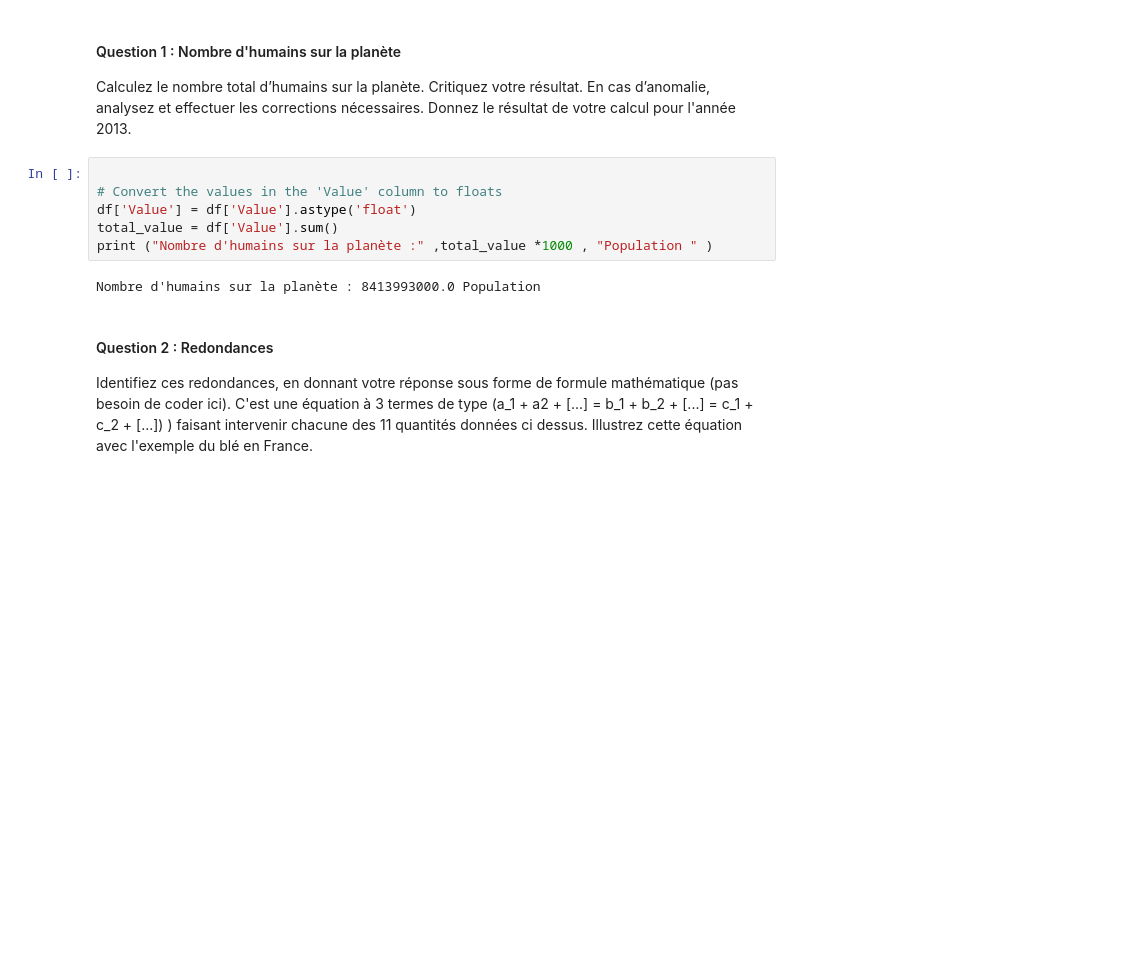
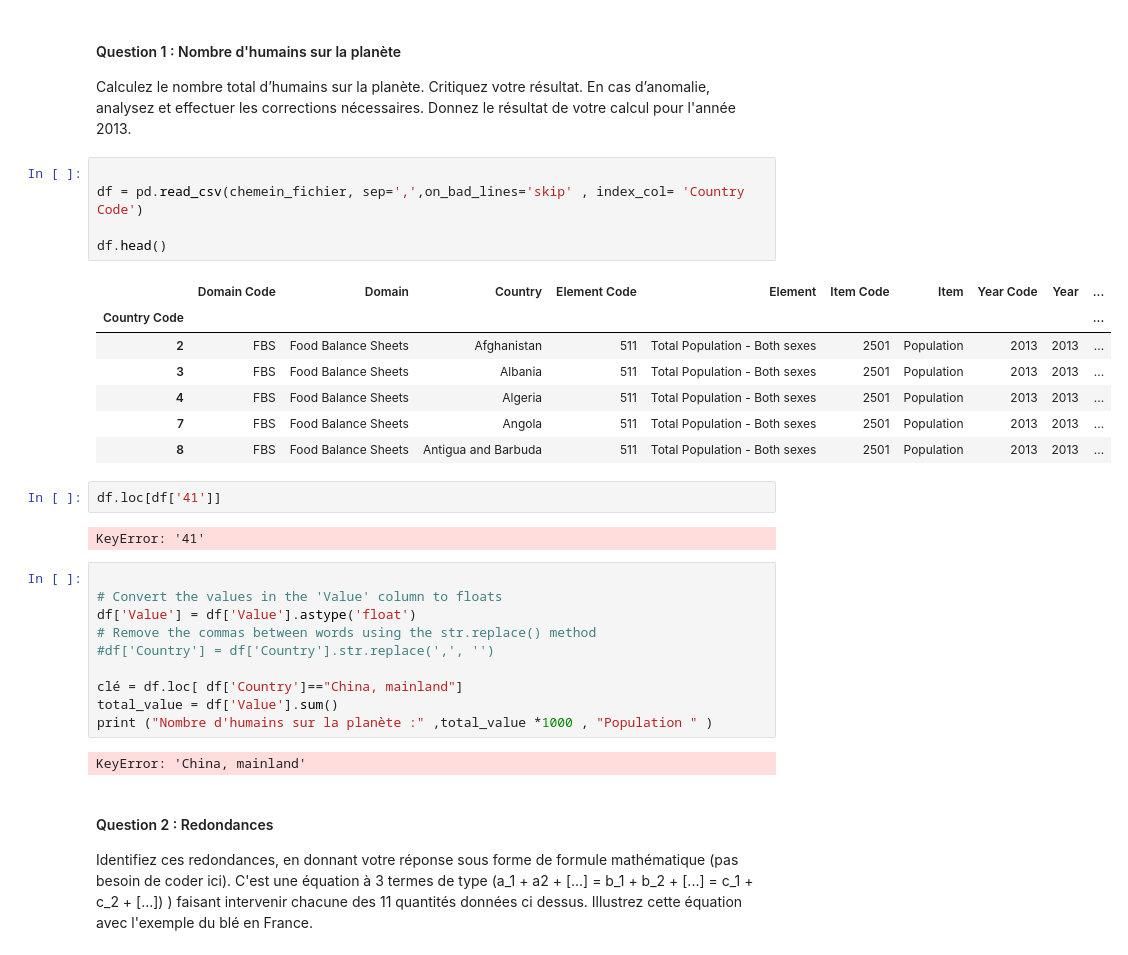
Before and after one commit to data-IA-2023/Groupe-3, a Jupyter notebook: briefs181223 - Yaya.ipynb, the cells around one changed output. Cells and saved outputs as stored; diff of their text form; blank space fills up the shorter version.

```diff
--- a/briefs181223 - Yaya.ipynb
+++ b/briefs181223 - Yaya.ipynb
@@ -131,14 +143,35 @@ Il s’agit ici de répondre à toutes les questions ci-dessous.
 Calculez le nombre total d’humains sur la planète.
 Critiquez votre résultat. En cas d’anomalie, analysez et effectuer les corrections nécessaires.
 Donnez le résultat de votre calcul pour l'année 2013.
+# %%
+
+df = pd.read_csv(chemein_fichier, sep=',',on_bad_lines='skip' , index_col= 'Country Code')
+
+df.head()
+# %% [output]
+|  | Domain Code | Domain | Country | Element Code | Element | Item Code | Item | Year Code | Year | ... |
+| Country Code |  |  |  |  |  |  |  |  |  | ... |
+| 2 | FBS | Food Balance Sheets | Afghanistan | 511 | Total Population - Both sexes | 2501 | Population | 2013 | 2013 | ... |
+| 3 | FBS | Food Balance Sheets | Albania | 511 | Total Population - Both sexes | 2501 | Population | 2013 | 2013 | ... |
+| 4 | FBS | Food Balance Sheets | Algeria | 511 | Total Population - Both sexes | 2501 | Population | 2013 | 2013 | ... |
+| 7 | FBS | Food Balance Sheets | Angola | 511 | Total Population - Both sexes | 2501 | Population | 2013 | 2013 | ... |
+| 8 | FBS | Food Balance Sheets | Antigua and Barbuda | 511 | Total Population - Both sexes | 2501 | Population | 2013 | 2013 | ... |
+# %%
+df.loc[df['41']]
+# %% [output]
+KeyError: '41'
 # %%
 
 # Convert the values in the 'Value' column to floats
 df['Value'] = df['Value'].astype('float')
+# Remove the commas between words using the str.replace() method
+#df['Country'] = df['Country'].str.replace(',', '')
+
+clé = df.loc[ df['Country']=="China, mainland"]
 total_value = df['Value'].sum()
 print ("Nombre d'humains sur la planète :" ,total_value *1000 , "Population " )
 # %% [output]
-Nombre d'humains sur la planète : 8413993000.0 Population
+KeyError: 'China, mainland'
 # %% [markdown]
 #### Question 2 : Redondances
 Identifiez ces redondances, en donnant votre réponse sous forme de formule mathématique (pas besoin de coder ici).
```
Also changed, not shown: parts of 1 cell of this notebook.
